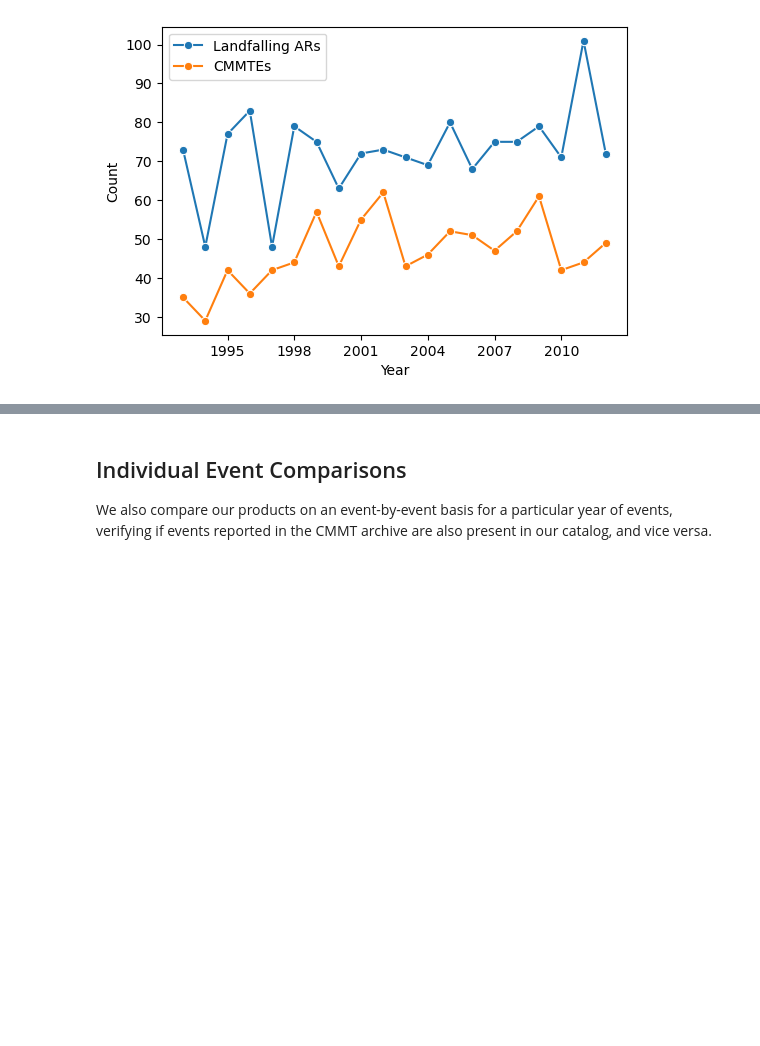
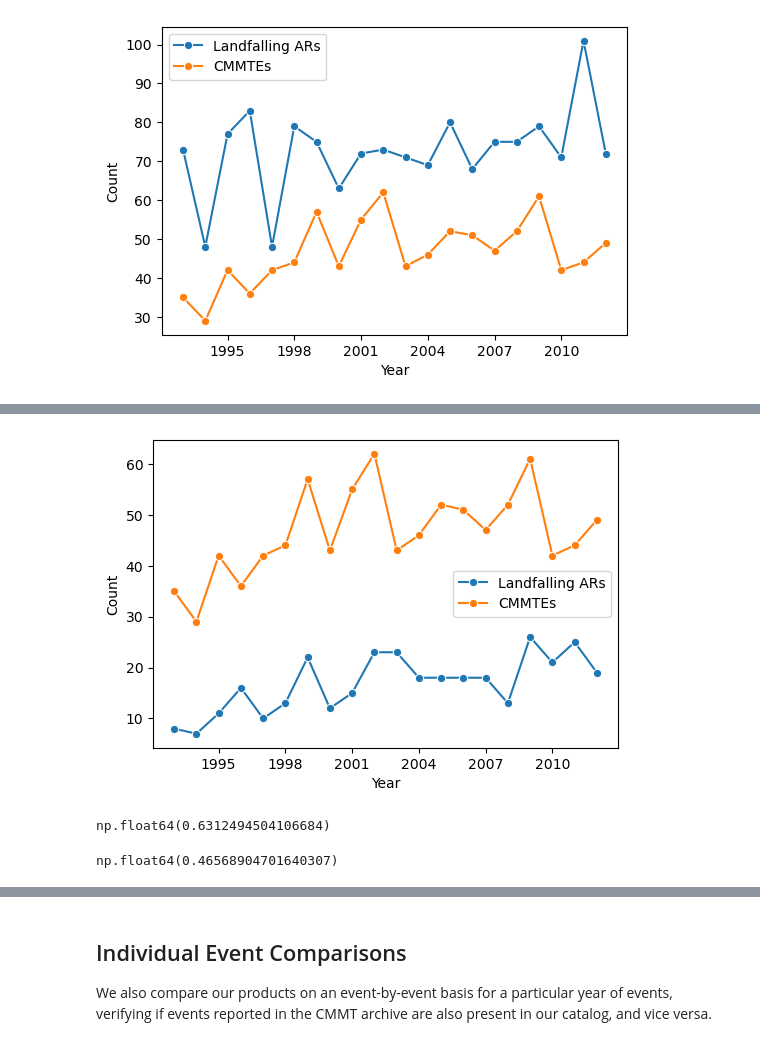
Before and after one commit to englacial/antarctic_AR_dataset, a Jupyter notebook: notebooks/quality_assurance/cmmt_comparison.ipynb, the cells around one changed output, grey strips where cells are left out. Drawn from its saved outputs; the diff is of its cells as text; code cells hidden in the pictures; blank space fills up the shorter version.

```diff
--- a/notebooks/quality_assurance/cmmt_comparison.ipynb
+++ b/notebooks/quality_assurance/cmmt_comparison.ipynb
@@ -82,0 +108,39 @@ plt.savefig('../../output/count_comparisons.png', dpi=300)
+# %%
+landfalling_storms_longer = landfalling_storms[landfalling_storms.full_duration >= 48]
+yearly_cmmtes = cmmtes.groupby('Year')['count'].sum()
+yearly_cmmtes = yearly_cmmtes.loc[1993:2012]
+yearly_ars = landfalling_storms_longer.groupby(landfalling_storms_longer['start_date'].dt.year).size()
+yearly_ars = yearly_ars.loc[1993:2012]
+# %%
+plt.figure(figsize=(6, 4))
+
+sns.lineplot(x=yearly_ars.index.astype(int),
+             y=yearly_ars.values,
+             marker='o',
+             label='Landfalling ARs')
+
+sns.lineplot(x=yearly_cmmtes.index.astype(int),
+             y=yearly_cmmtes.values,
+             marker='o',
+             label='CMMTEs')
+
+# Axis Labeling
+plt.xlabel('Year')
+plt.ylabel('Count')
+
+plt.gca().xaxis.set_major_locator(ticker.MaxNLocator(integer=True))
+
+
+plt.legend();
+# %% [output]
+[figure, added]
+# %%
+yearly_cmmtes.corr(yearly_ars)
+# %% [output]
+np.float64(0.6312494504106684)
+# %%
+cmmte_differenced = yearly_cmmtes.diff(periods=1)
+ars_differenced = yearly_ars.diff(periods=1)
+ars_differenced.corr(cmmte_differenced)
+# %% [output]
+np.float64(0.46568904701640307)
```
Also changed, not shown: parts of 6 cells of this notebook.
